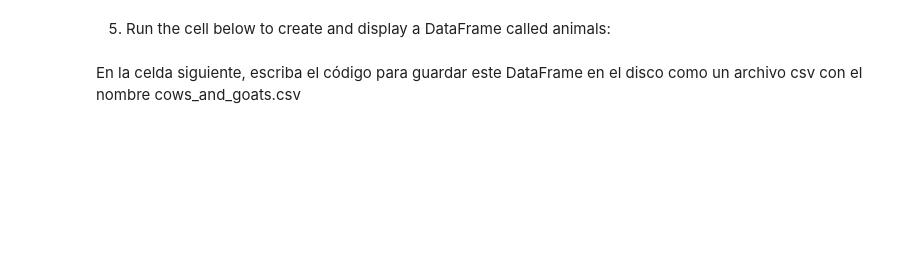
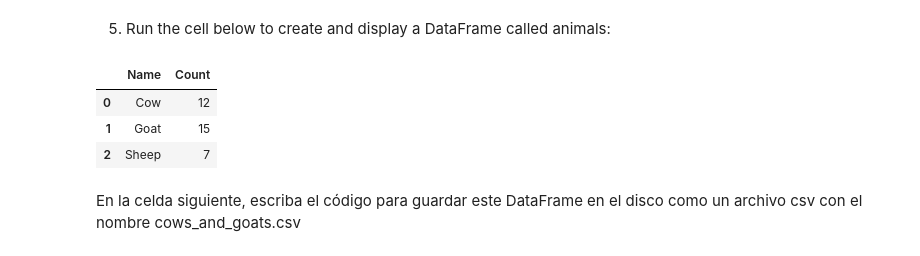
Before and after one commit to atortosalopez/practica-1-aapl, a Jupyter notebook: Practica_5.ipynb, the cells around one changed output. Drawn from its saved outputs; the diff is of its cells as text; code cells hidden in the pictures; blank space fills up the shorter version.

```diff
--- a/Practica_5.ipynb
+++ b/Practica_5.ipynb
@@ -97,2 +105,16 @@ animals
+# %%
+# Crear el DataFrame animals
+animals = pd.DataFrame({
+    "Name": ["Cow", "Goat", "Sheep"],
+    "Count": [12, 15, 7]
+})
+
+# Mostrar el DataFrame
+animals
+# %% [output]
+|  | Name | Count |
+| 0 | Cow | 12 |
+| 1 | Goat | 15 |
+| 2 | Sheep | 7 |
 # %% [markdown]
 En la celda siguiente, escriba el código para guardar este DataFrame en el disco como un archivo csv con el nombre cows_and_goats.csv
```
Also changed, not shown: parts of 5 cells of this notebook.
